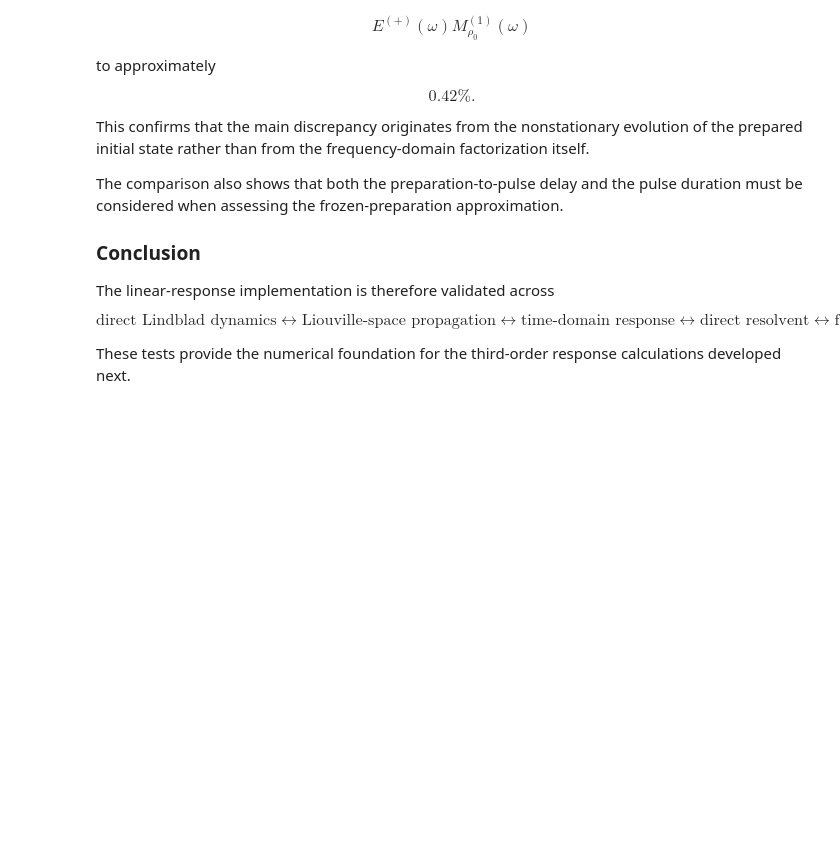
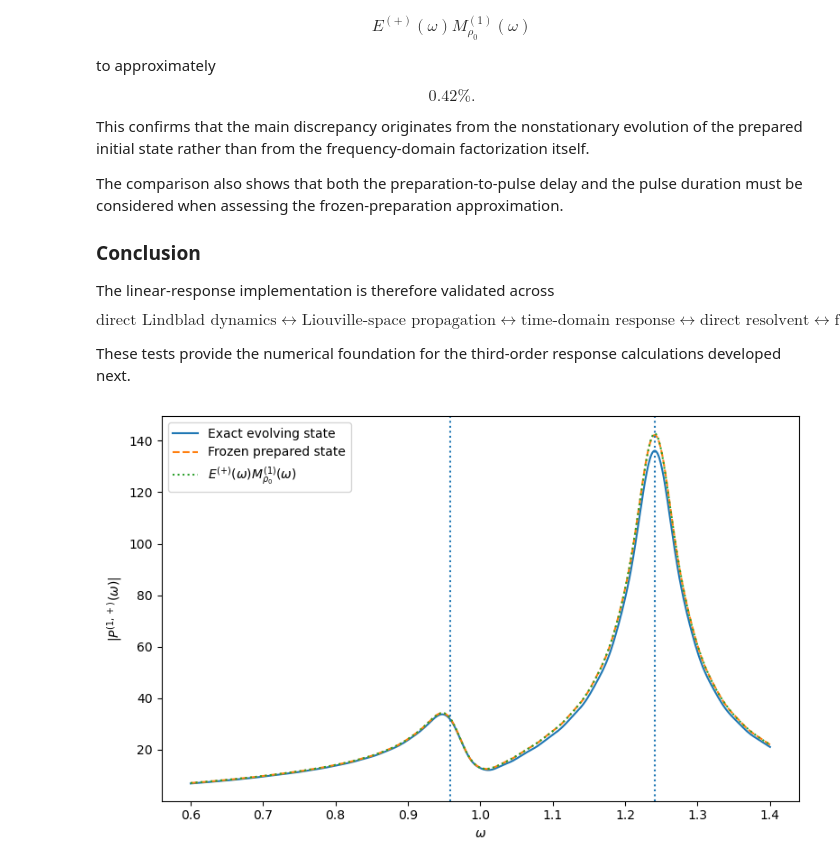
Before and after one commit to Alfonsonoe98/Direct-Frequency-Domain-Nonlinear-Spectroscopy, a Jupyter notebook: notebooks/01_linear_validation.ipynb, the cells around one changed output. Cells and saved outputs as stored; diff of their text form; code cells hidden in the pictures; blank space fills up the shorter version.

Commit message:
Complete linear validation figures

```diff
--- a/notebooks/01_linear_validation.ipynb
+++ b/notebooks/01_linear_validation.ipynb
@@ -6,3 +6,12 @@ repo_root = Path.cwd().parent
 
 if str(repo_root) not in sys.path:
     sys.path.insert(0, str(repo_root))
+# %%
+from pathlib import Path
+
+repo_root = Path.cwd().parent
+figures_dir = repo_root / "figures"
+
+figures_dir.mkdir(exist_ok=True)
+
+print(figures_dir)
@@ -3240,3 +3259,50 @@ $$
 
 These tests provide the numerical foundation for the third-order
 response calculations developed next.
+# %%
+plt.figure(figsize=(8, 5))
+
+plt.plot(
+    omega_grid,
+    np.abs(P1_prepared_exact_omega),
+    label="Exact evolving state"
+)
+
+plt.plot(
+    omega_grid,
+    np.abs(P1_prepared_frozen_omega),
+    "--",
+    label="Frozen prepared state"
+)
+
+plt.plot(
+    omega_grid,
+    np.abs(P1_prepared_fd),
+    ":",
+    label=r"$E^{(+)}(\omega)M_{\rho_0}^{(1)}(\omega)$"
+)
+
+plt.axvline(
+    omega_minus,
+    linestyle=":"
+)
+
+plt.axvline(
+    omega_plus,
+    linestyle=":"
+)
+
+plt.xlabel(r"$\omega$")
+plt.ylabel(r"$|P^{(1,+)}(\omega)|$")
+
+plt.legend()
+plt.tight_layout()
+
+plt.savefig(
+    figures_dir / "linear_prepared_state_comparison.pdf",
+    bbox_inches="tight"
+)
+
+plt.show()
+# %% [output]
+[figure, added]
```
Also changed, not shown: parts of 3 cells of this notebook, 3 other files.
